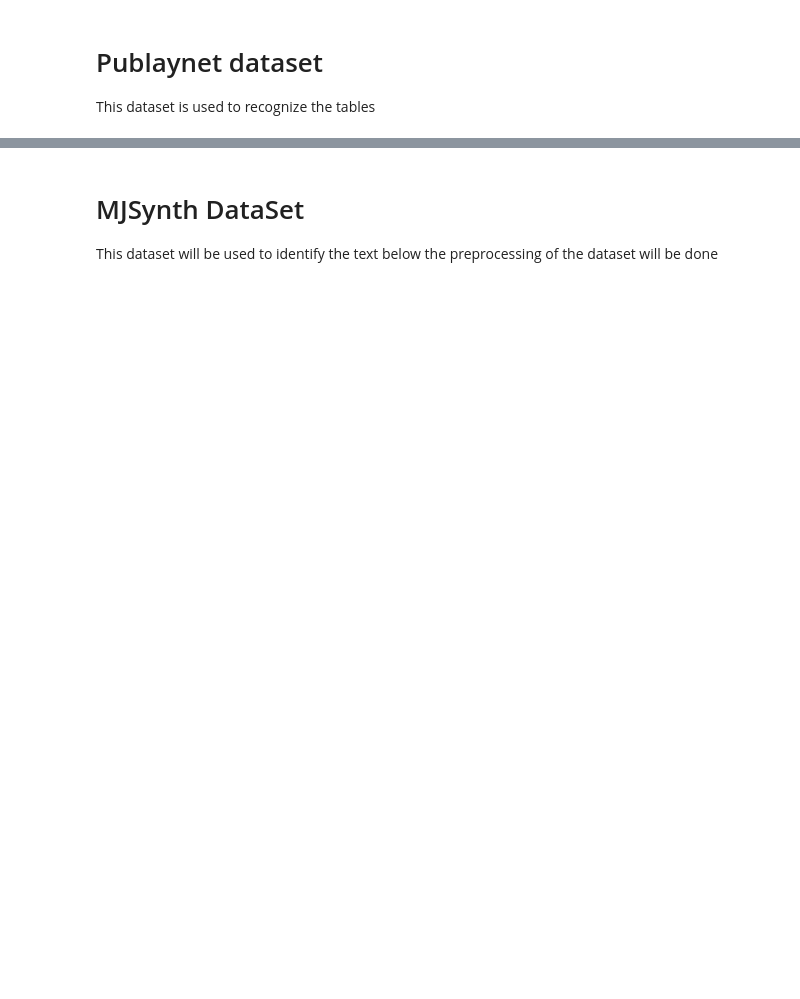
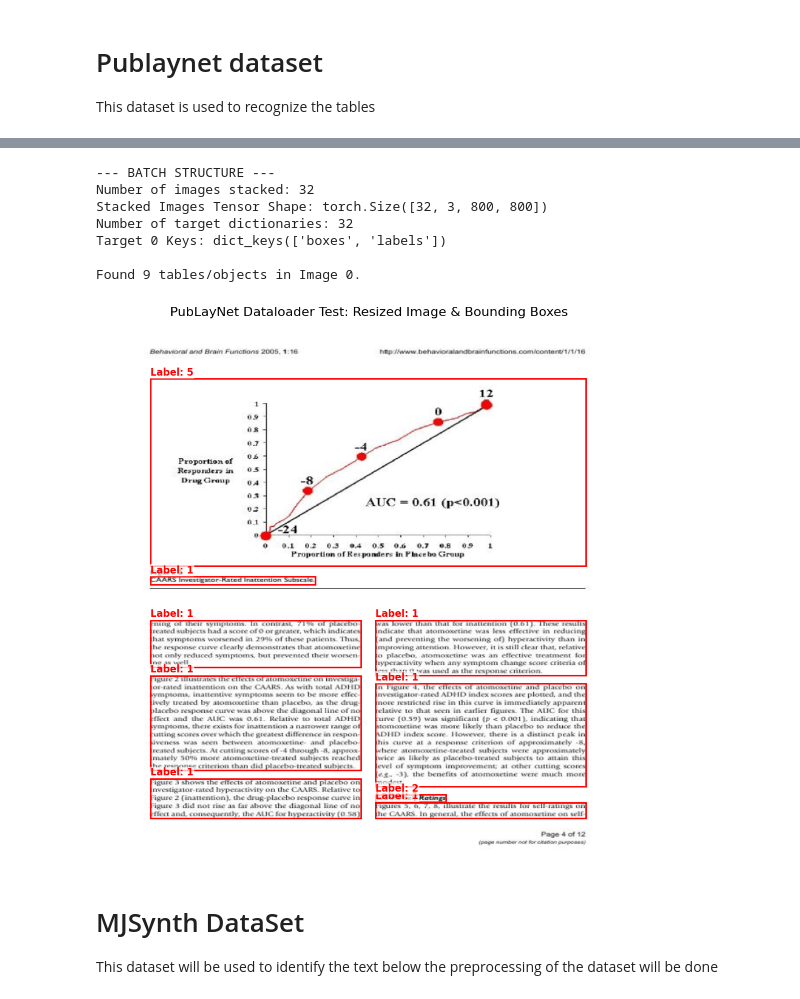
Before and after one commit to NoCdtho/OCR-software, a Jupyter notebook: CRNN.ipynb, the cells around one changed output, grey strips where cells are left out. Saved outputs shown, nothing was run; the diff lists cells and outputs as text; code cells hidden in the pictures; blank space fills up the shorter version.

Commit message:
create dataloaders for both and test them

```diff
--- a/CRNN.ipynb
+++ b/CRNN.ipynb
@@ -154,3 +205,74 @@ print(f"Target Labels Content: {target_dict['labels']}")
+# %%
+# Testing the preprocessed dataset
+
+import matplotlib.pyplot as plt
+import matplotlib.patches as patches
+import torch
+
+# 1. Grab a single batch of data from your dataloader
+# iter() turns the dataloader into an iterator, next() pulls the first batch
+images, targets = next(iter(my_dataloader))
+
+# 2. Print the architecture of the batch to verify collate_fn
+print("--- BATCH STRUCTURE ---")
+print(f"Number of images stacked: {len(images)}")
+print(f"Stacked Images Tensor Shape: {images.shape}") # Expected: [32, C, 800, 800]
+print(f"Number of target dictionaries: {len(targets)}") # Expected: 32
+print(f"Target 0 Keys: {targets[0].keys()}")
+
+# 3. Extract the very first image and its matching target dictionary
+image_0 = images[0]
+target_0 = targets[0]
+
+# PyTorch images are formatted as [Channels, Height, Width] (e.g., [3, 800, 800])
+# Matplotlib requires images to be [Height, Width, Channels] to plot them.
+# .permute(1, 2, 0) reshuffles the dimensions for us.
+image_to_plot = image_0.permute(1, 2, 0).numpy()
+
+# 4. Set up the matplotlib plot
+fig, ax = plt.subplots(1, figsize=(12, 12))
+ax.imshow(image_to_plot)
+
+# 5. Extract the boxes and labels from the target dictionary
+boxes = target_0["boxes"].numpy()
+labels = target_0["labels"].numpy()
+
+# 6. Loop through every box in the image and draw it
+print(f"\nFound {len(boxes)} tables/objects in Image 0.")
+for box, label in zip(boxes, labels):
+    # Unpack the XYXY coordinates
+    x_min, y_min, x_max, y_max = box
+
+    # Matplotlib needs width and height to draw a rectangle
+    width = x_max - x_min
+    height = y_max - y_min
+
+    # Create the red bounding box
+    rect = patches.Rectangle(
+        (x_min, y_min), width, height,
+        linewidth=2, edgecolor='red', facecolor='none'
+    )
+    ax.add_patch(rect)
+
+    # Add the label number right above the box
+    ax.text(
+        x_min, y_min - 5, f"Label: {label}",
+        color='red', fontsize=12, weight='bold',
+        bbox=dict(facecolor='white', alpha=0.7, edgecolor='none', pad=1)
+    )
+
+plt.title("PubLayNet Dataloader Test: Resized Image & Bounding Boxes", fontsize=16)
+plt.axis('off')
+plt.show()
+# %% [output]
+--- BATCH STRUCTURE ---
+Number of images stacked: 32
+Stacked Images Tensor Shape: torch.Size([32, 3, 800, 800])
+Number of target dictionaries: 32
+Target 0 Keys: dict_keys(['boxes', 'labels'])
+
+Found 9 tables/objects in Image 0.
+[figure, added]
 # %% [markdown]
 # MJSynth DataSet
 
```
Also changed, not shown: parts of 6 cells of this notebook.
